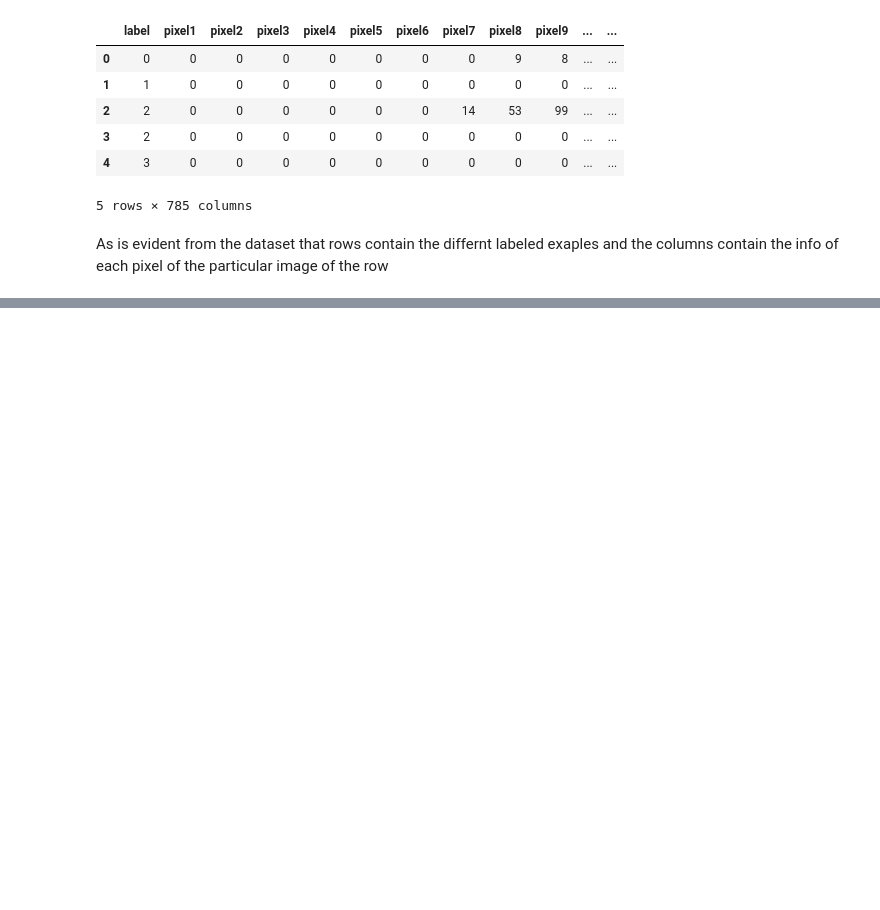
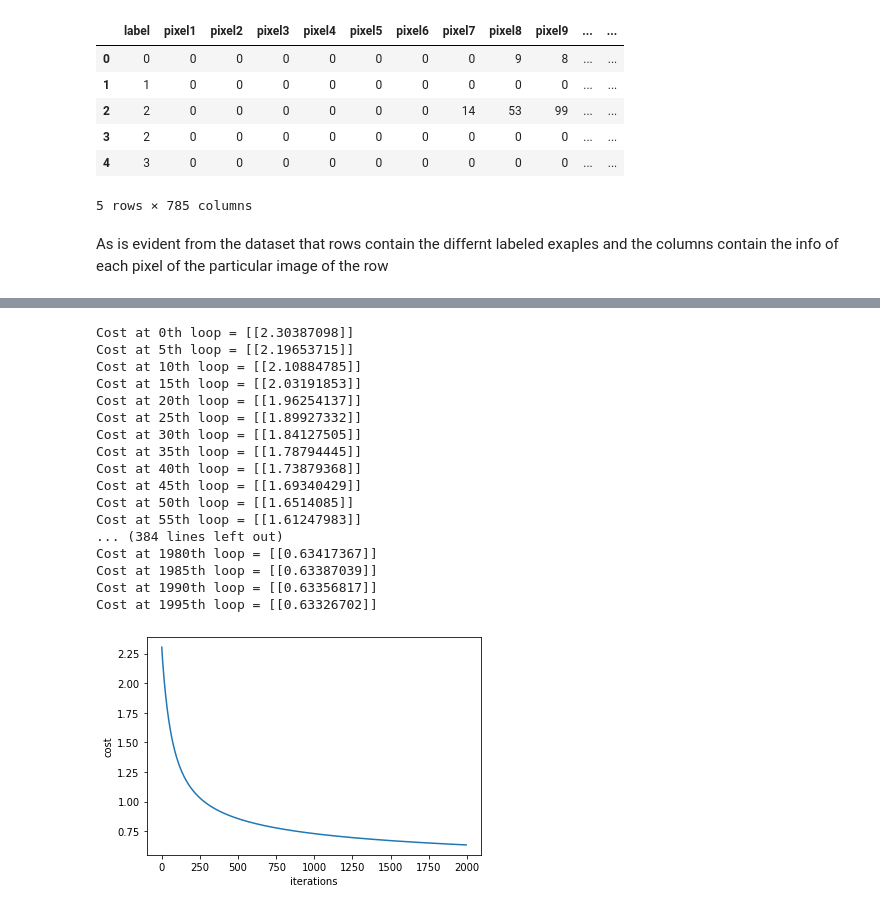
Before and after one commit to sakshid2706/Fashion_MNIST, a Jupyter notebook: fashion-mnist-scratch.ipynb, the cells around one changed output, grey strips where cells are left out. Saved outputs shown, nothing was run; the diff lists cells and outputs as text; code cells hidden in the pictures; blank space fills up the shorter version.

```diff
--- a/fashion-mnist-scratch.ipynb
+++ b/fashion-mnist-scratch.ipynb
@@ -398,0 +167,43 @@ print(type(x_test_num))
+# %%
+# deivatives
+def backward(X, Y_hot, A):
+#     global dZ, dW, db
+    #dJ/dZ
+    dZ = A-Y_hot  # dZ.shape is (C,m)   '''BROADCASTING GOING ON HERE'''
+
+    #dJ/dW = sum(dL/dW)/m  which is equivalent to np.dot(X,dZ.T)/m
+    '''
+    dLdW = X*dZ  # dLdW.shape is (n_x, m)
+    dW = np.sum(dLdW, keepdims=True, axis=1)/m  #dW.shape is (n_x,1) [same as W.shape]
+    '''
+    dW = np.dot(X, dZ.T) / m
+    #dJ/db
+    db = np.sum(dZ, keepdims=True, axis=1)/m  # db.shape = (1,1)
+
+    return dW, db
+# %%
+iterations=2000
+# %%
+#optimise
+def optimize(W, X, b, Y_hot, alpha, iterations):
+#     global costs
+    costs=[]
+    for i in range(iterations):
+        Z, A = forward(W, X, b)
+        if i%5 ==0:
+            J = cost(A, Y_hot)
+            costs.append(J)
+            print(f'Cost at {i}th loop = {J}')
+        dW, db = backward(X, Y_hot, A)
+        W = W - alpha*dW
+        b = b - alpha*db
+    return W, b, costs
+# %%
+def model(X, Y_hot, C, alpha, iterations):
+    W, b = initialize(X.shape[1], C)
+    res_W, res_b, costs = optimize(W, X, b, Y_hot, alpha, iterations)
+    plt.plot(np.arange(0,iterations,5), np.array(costs).reshape(len(costs),1))
+    plt.ylabel('cost')
+    plt.xlabel('iterations')
+    plt.show()
+    return res_W, res_b, costs
@@ -398,0 +219,21 @@ print(type(x_test_num))
+# %%
+res_W, res_b, costs = model(X, Y_hot, C, alpha=0.009, iterations=2000)
+# %% [output]
+Cost at 0th loop = [[2.30387098]]
+Cost at 5th loop = [[2.19653715]]
+Cost at 10th loop = [[2.10884785]]
+Cost at 15th loop = [[2.03191853]]
+Cost at 20th loop = [[1.96254137]]
+Cost at 25th loop = [[1.89927332]]
+Cost at 30th loop = [[1.84127505]]
+Cost at 35th loop = [[1.78794445]]
+Cost at 40th loop = [[1.73879368]]
+Cost at 45th loop = [[1.69340429]]
+Cost at 50th loop = [[1.6514085]]
+Cost at 55th loop = [[1.61247983]]
+... (384 lines left out)
+Cost at 1980th loop = [[0.63417367]]
+Cost at 1985th loop = [[0.63387039]]
+Cost at 1990th loop = [[0.63356817]]
+Cost at 1995th loop = [[0.63326702]]
+[figure, added]
```
Also changed, not shown: parts of 49 cells of this notebook.
